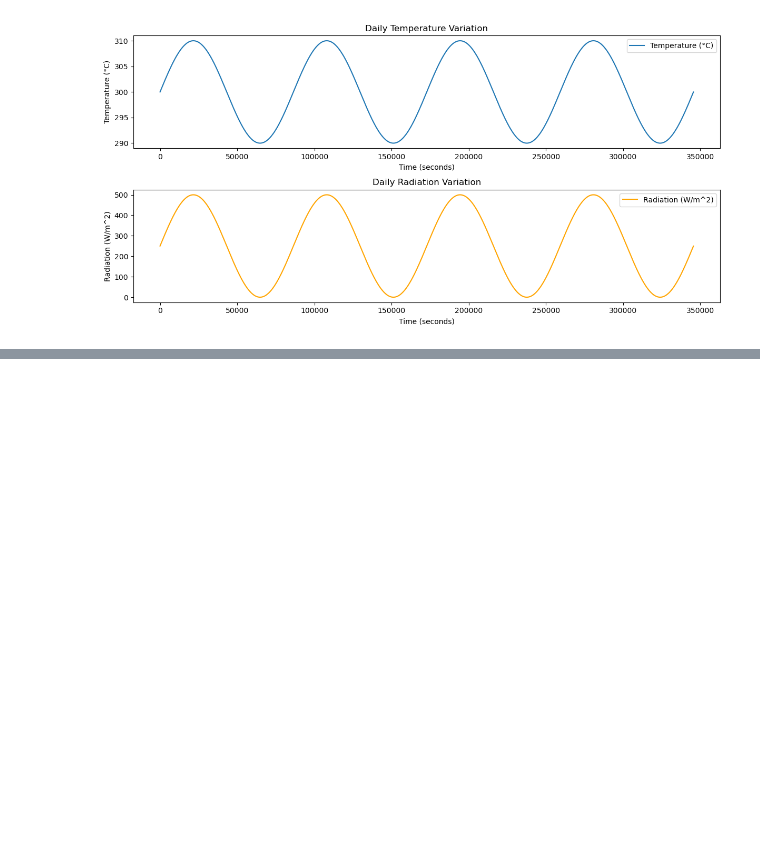
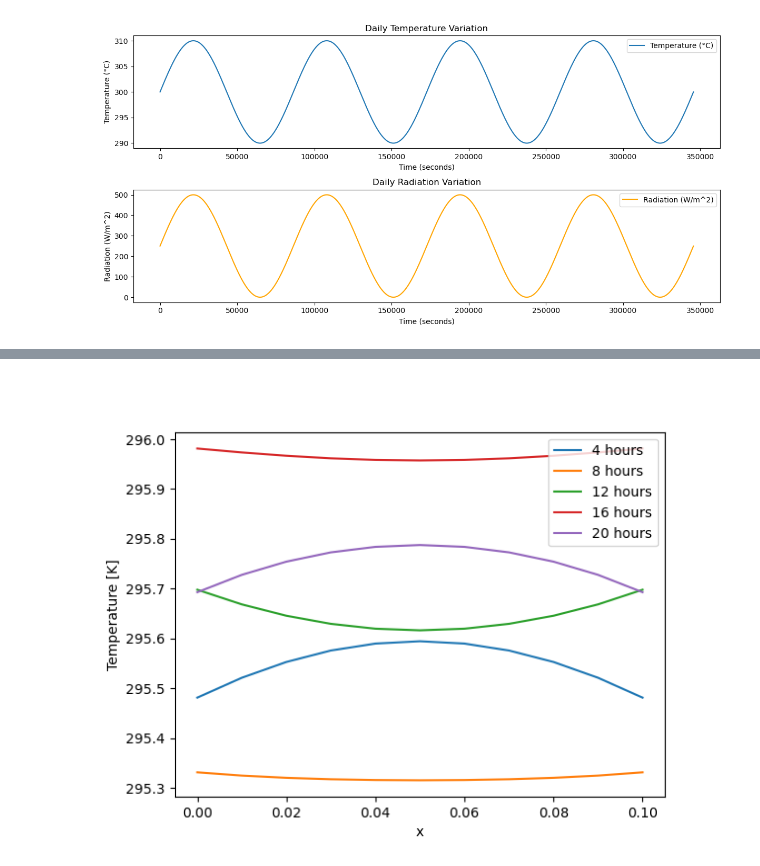
Before and after one commit to nbachand/graphBEM, a Jupyter notebook: MyBuilding.ipynb, the cells around one changed output, grey strips where cells are left out. Saved outputs shown, nothing was run; the diff lists cells and outputs as text; code cells hidden in the pictures; blank space fills up the shorter version.

Commit message:
running buildign with multi walls, looks good

```diff
--- a/MyBuilding.ipynb
+++ b/MyBuilding.ipynb
@@ -259,0 +319,16 @@ plt.figure("Wall Center Temperatures")
+# %%
+plt.figure()
+h_profs = [4, 8, 12, 16, 20]
+h_profs = [h + 48 for h in h_profs]
+wall = build_sim.bG.G.edges['DR', 'DR']['wall']
+T_profs = build_sim.bG.G.edges['DR', 'DR']['T_profs']
+for h in h_profs:
+    i = int(h * 60 * 60 / build_sim.delt)
+    plt.plot(wall.x, T_profs[:, i], label=f'{h % 24} hours')
+
+plt.legend()
+plt.xlabel('x')
+plt.ylabel('Temperature [K]')
+plt.show()
+# %% [output]
+[figure, added]
```
Also changed, not shown: parts of 16 cells of this notebook, 1 other file.
